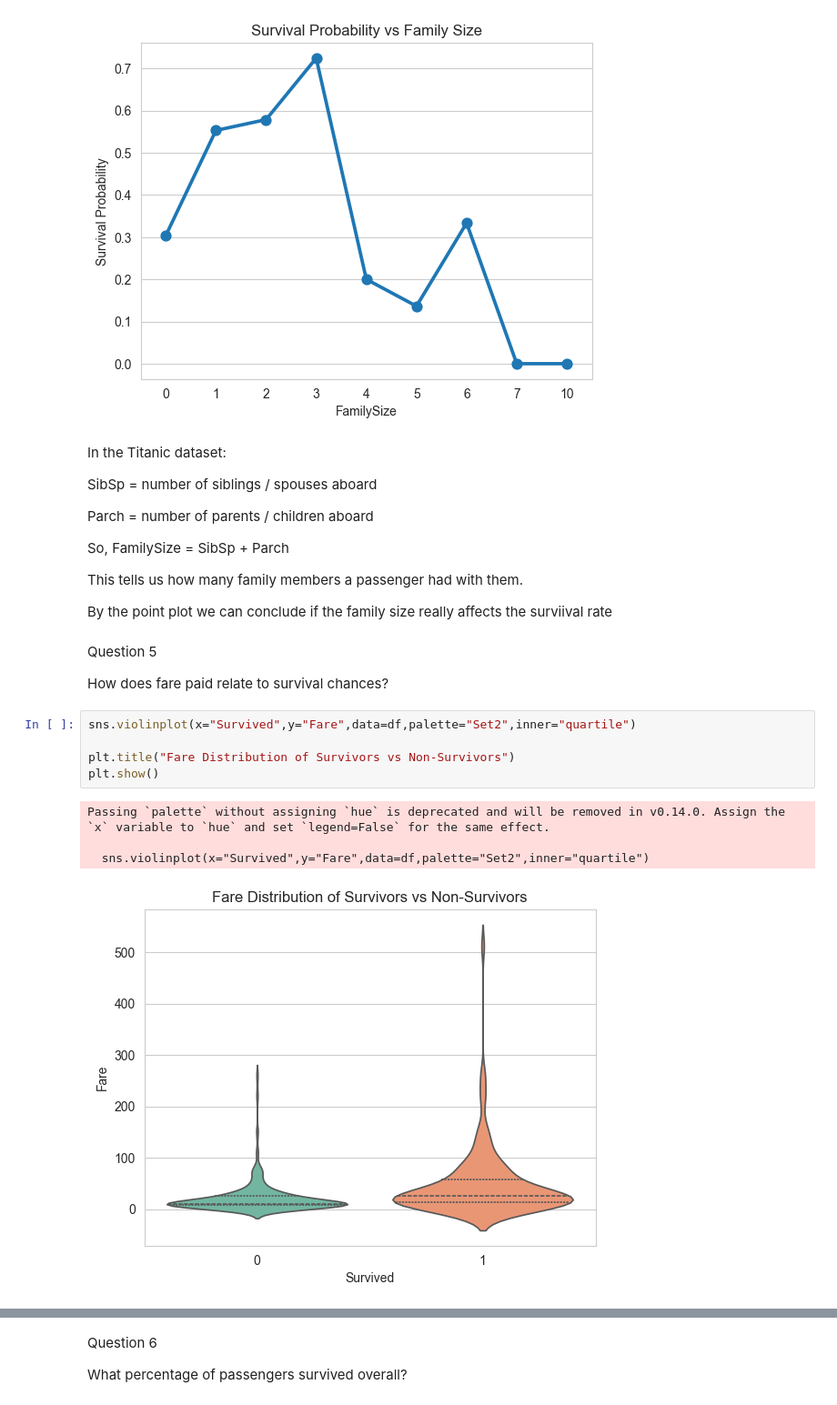
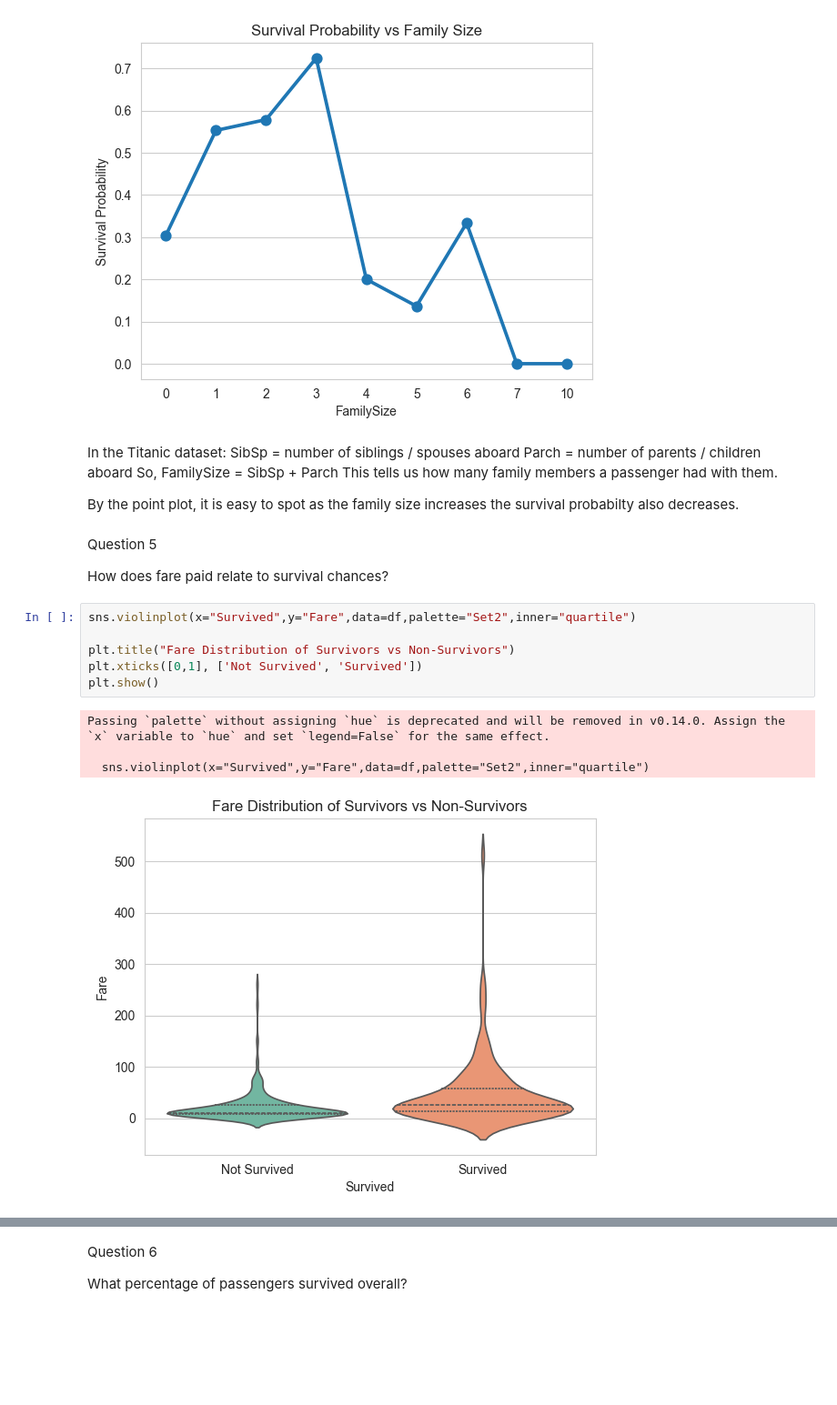
Before and after one commit to way2abhii/Coding, a Jupyter notebook: ML/titanic.ipynb, the cells around one changed output, grey strips where cells are left out. Shown at 91% size. Cells and saved outputs as stored; diff of their text form; blank space fills up the shorter version.

```diff
--- a/ML/titanic.ipynb
+++ b/ML/titanic.ipynb
@@ -159,16 +161,12 @@ The `ci` parameter is deprecated. Use `errorbar=None` for the same effect.
 [figure]
 # %% [markdown]
 In the Titanic dataset:
-
 SibSp = number of siblings / spouses aboard
-
 Parch = number of parents / children aboard
-
 So, FamilySize = SibSp + Parch
-
 This tells us how many family members a passenger had with them.
 
-By the point plot we can conclude if the family size really affects the surviival rate
+By the point plot, it is easy to spot as the family size increases the survival probabilty also decreases.
 # %% [markdown]
 Question 5
 
@@ -176,10 +174,11 @@ How does fare paid relate to survival chances?
 # %%
 sns.violinplot(x="Survived",y="Fare",data=df,palette="Set2",inner="quartile")
 
 plt.title("Fare Distribution of Survivors vs Non-Survivors")
+plt.xticks([0,1], ['Not Survived', 'Survived'])
 plt.show()
 # %% [output]
 Passing `palette` without assigning `hue` is deprecated and will be removed in v0.14.0. Assign the `x` variable to `hue` and set `legend=False` for the same effect.
 
   sns.violinplot(x="Survived",y="Fare",data=df,palette="Set2",inner="quartile")
-[figure, old version]
+[figure, new version]
```
Also changed, not shown: parts of 12 cells of this notebook.
